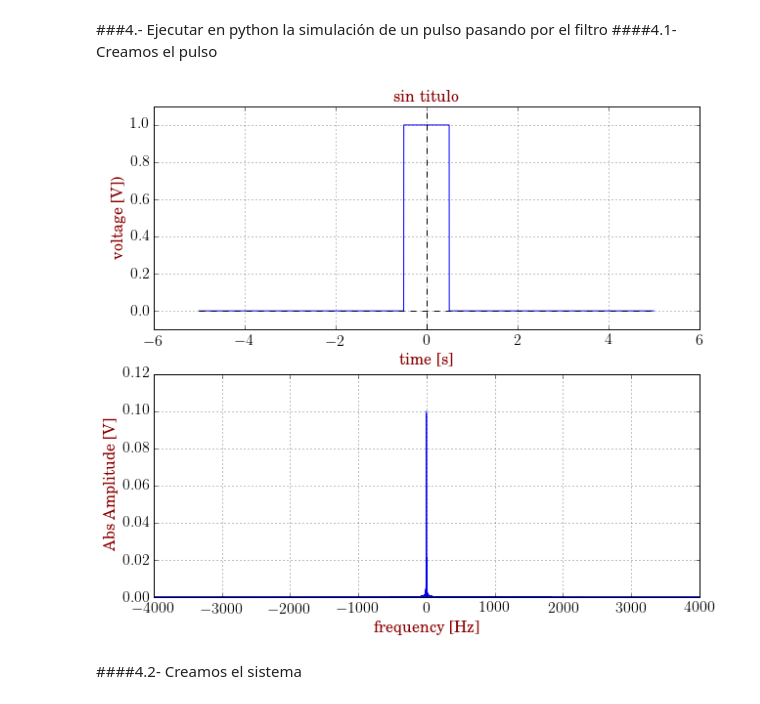
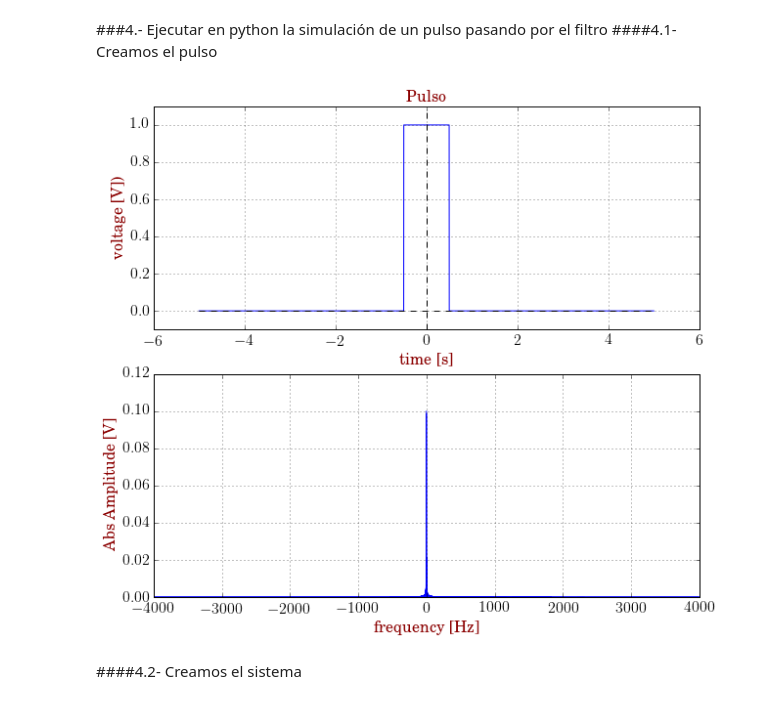
Before and after one commit to RoberTnf/Se-ales, a Jupyter notebook: Filtro pasivo pasa-bajos.ipynb, the cells around one changed output. Saved outputs shown, nothing was run; the diff lists cells and outputs as text; code cells hidden in the pictures.

```diff
--- a/Filtro pasivo pasa-bajos.ipynb
+++ b/Filtro pasivo pasa-bajos.ipynb
@@ -134,9 +134,9 @@ import simdaq as s
 sig1=s.Signal(t1=-5,t2=5,fm=8000)
 sig1.pulse(pos=0,wid=1)
 # %%
-sig1.pinta()
+sig1.pinta(titulo="Pulso")
 # %% [output]
-[figure, old version]
+[figure, new version]
 # %% [markdown]
 ####4.2- Creamos el sistema
 # %%
```
Also changed, not shown: parts of 5 cells of this notebook.
